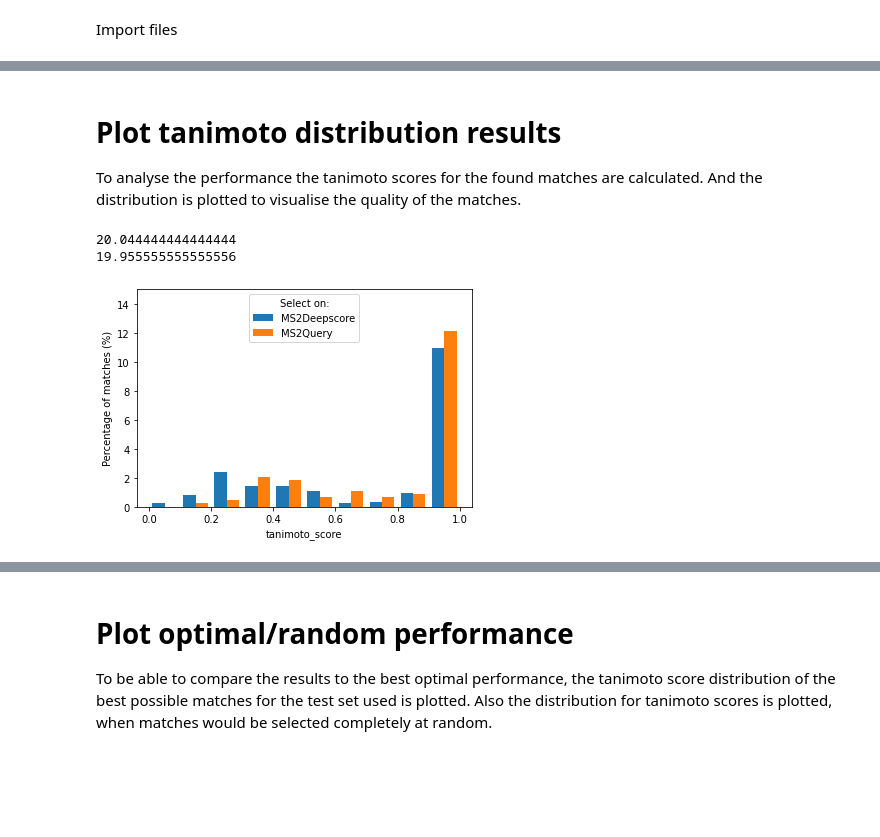
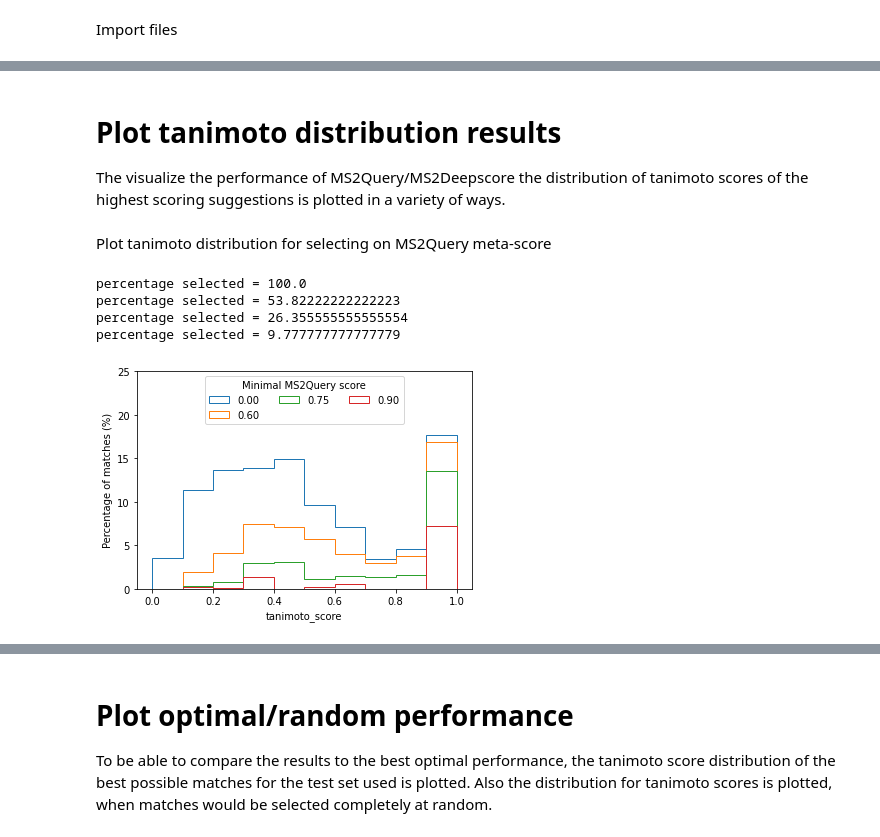
Before and after one commit to iomega/ms2query, a Jupyter notebook: notebooks/Plot_performance_analog_search.ipynb, the cells around one changed output, grey strips where cells are left out. Cells and saved outputs as stored; diff of their text form; code cells hidden in the pictures; blank space fills up the shorter version.

```diff
--- a/notebooks/Plot_performance_analog_search.ipynb
+++ b/notebooks/Plot_performance_analog_search.ipynb
@@ -33,4 +74,4 @@ test_spectra_without_match = test_spectra[:2250]
 # %% [markdown]
 # Plot tanimoto distribution results
-To analyse the performance the tanimoto scores for the found matches are calculated. And the distribution is plotted to visualise the quality of the matches.
+The visualize the performance of MS2Query/MS2Deepscore the distribution of tanimoto scores of the highest scoring suggestions is plotted in a variety of ways.
 # %%
@@ -128,15 +128,10 @@ ms2ds_and_tanimoto = select_best_match_and_calculate_tanimoto_score(
-# %%
-# plot_tanimoto_score_distribution_for_ms2query_cut_offs(ms2query_and_tanimoto, [0,0.6,0.75,0.9], "Minimal MS2Query score")
-# plot_tanimoto_score_distribution_for_ms2query_cut_offs(ms2ds_and_tanimoto, [0,0.93,0.97, 0.99], "Minimal MS2Deepscore")
-# plot_tanimoto_score_distribution_for_ms2query_cut_offs(ms2query_and_tanimoto, [0.753], "Minimal MS2Query score")
-# plot_tanimoto_score_distribution_for_ms2query_cut_offs(ms2ds_and_tanimoto, [0.9415], "Minimal MS2Deepscore")
-# plot_tanimoto_score_distribution_for_ms2query_cut_offs(ms2query_and_tanimoto, [0.903], "Minimal MS2Query score")
-# plot_tanimoto_score_distribution_for_ms2query_cut_offs(ms2ds_and_tanimoto, [0.9745], "Minimal MS2Deepscore")
-# compare_tanimoto_score_distribution(ms2query_and_tanimoto, ms2ds_and_tanimoto, 0.619, 0.939)
-# compare_tanimoto_score_distribution(ms2query_and_tanimoto, ms2ds_and_tanimoto, 0.696, 0.958)
-compare_tanimoto_score_distribution(ms2query_and_tanimoto, ms2ds_and_tanimoto, 0.795, 0.9812)
-# compare_tanimoto_score_distribution(ms2query_and_tanimoto, ms2ds_and_tanimoto, 0.896, 0.9935)
-# %% [output]
-20.044444444444444
-19.955555555555556
-[figure, removed]
+# %% [markdown]
+Plot tanimoto distribution for selecting on MS2Query meta-score
+# %%
+plot_tanimoto_score_distribution_for_ms2query_cut_offs(ms2query_and_tanimoto, [0,0.6,0.75,0.9], "Minimal MS2Query score")
+# %% [output]
+percentage selected = 100.0
+percentage selected = 53.82222222222223
+percentage selected = 26.355555555555554
+percentage selected = 9.777777777777779
+[figure, added]
```
Also changed, not shown: parts of 28 cells of this notebook, 3 other files.
